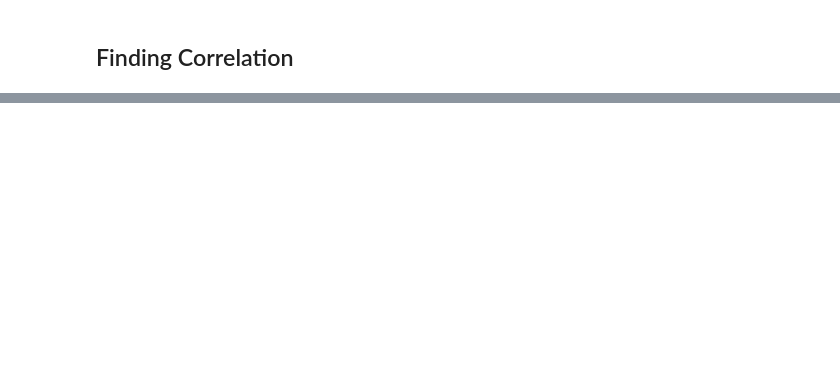
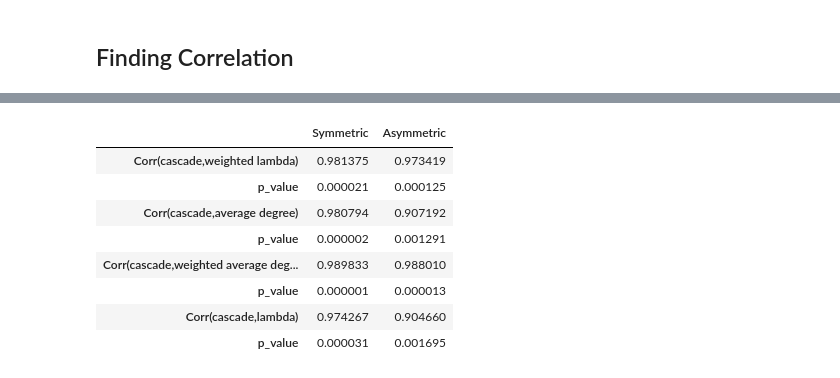
Before and after one commit to MahdiShahrabi/COVID19-Simulation, a Jupyter notebook: Simulation-NLDS/NLDS-Simulation.ipynb, the cells around one changed output, grey strips where cells are left out. Cells and saved outputs as stored; diff of their text form; code cells hidden in the pictures; blank space fills up the shorter version.

```diff
--- a/Simulation-NLDS/NLDS-Simulation.ipynb
+++ b/Simulation-NLDS/NLDS-Simulation.ipynb
@@ -162,10 +195,10 @@ def FindCorrelation(V_Repeat,repeat):
 
     ####################     Initilizing    #########################
     sym = {'cascade_weighted_lambda':list(),'P_cwl':list(),'cascade_average_degree':list(),
-           'P_cad':list(),'cascade_lambda':list(),'P_cl':list()}
+           'P_cad':list(),'cascade_average_degree_w':list(),'P_cadw':list(),'cascade_lambda':list(),'P_cl':list()}
 
     Asym = {'cascade_weighted_lambda':list(),'P_cwl':list(),'cascade_average_degree':list(),
-            'P_cad':list(),'cascade_lambda':list(),'P_cl':list()}
+            'P_cad':list(),'cascade_average_degree_w':list(),'P_cadw':list(),'cascade_lambda':list(),'P_cl':list()}
 
     Policy={'No Policy':{},'Ban Money':{'m':0},'Ban Visit':{'v':0},'Ban Kerosene':{'k':0},'Ban Temple':{'t':0},
             'Ban Money and Visit':{'m':0,'v':0},'Ban Temple and Visit':{'t':0,'v':0},'Ban Money and Kerosene':{'m':0,'k':0},
@@ -174,7 +207,7 @@ def FindCorrelation(V_Repeat,repeat):
 
 
     for cnt in range(V_Repeat):
-        if cnt%5==0:
+        if cnt%5==4:
             tell_time(str(cnt+1)+' from '+str(V_Repeat))
 
         i = random.randrange(0,len(GraphList))
@@ -185,16 +218,20 @@ def FindCorrelation(V_Repeat,repeat):
                                     P={'m':sym_p,'v':sym_p,'k':sym_p,'t':sym_p},Policy = Policy)
 
         cor,p = spearmanr(temp['Cascade'],temp['lambda_weighted'])
-        sym['cascade_weighted_lambda'].append(cor)
-        sym['P_cwl'].append(p)
+        sym['cascade_weighted_lambda'].append(np.round(cor,4))
+        sym['P_cwl'].append(np.round(p,4))
 
         cor,p = spearmanr(temp['Cascade'],temp['Average_degree'])
-        sym['cascade_average_degree'].append(cor)
-        sym['P_cad'].append(p)
+        sym['cascade_average_degree'].append(np.round(cor,4))
+        sym['P_cad'].append(np.round(p,4))
+
+        cor,p = spearmanr(temp['Cascade'],temp['Average_degree_w'])
+        sym['cascade_average_degree_w'].append(np.round(cor,4))
+        sym['P_cadw'].append(np.round(p,4))
 
         cor,p = spearmanr(temp['Cascade'],temp['lambda'])
-        sym['cascade_lambda'].append(cor)
-        sym['P_cl'].append(p)
+        sym['cascade_lambda'].append(np.round(cor,4))
+        sym['P_cl'].append(np.round(p,4))
 
 
         ####################     Asymmetric    #########################
@@ -203,16 +240,20 @@ def FindCorrelation(V_Repeat,repeat):
                                        'k':random.uniform(0.1,0.5),'t':random.uniform(0.1,0.5)},Policy = Policy)
 
         cor,p = spearmanr(temp['Cascade'],temp['lambda_weighted'])
-        Asym['cascade_weighted_lambda'].append(cor)
-        Asym['P_cwl'].append(p)
+        Asym['cascade_weighted_lambda'].append(np.round(cor,4))
+        Asym['P_cwl'].append(np.round(p,4))
 
         cor,p = spearmanr(temp['Cascade'],temp['Average_degree'])
-        Asym['cascade_average_degree'].append(cor)
-        Asym['P_cad'].append(p)
+        Asym['cascade_average_degree'].append(np.round(cor,4))
+        Asym['P_cad'].append(np.round(p,4))
+
+        cor,p = spearmanr(temp['Cascade'],temp['Average_degree_w'])
+        Asym['cascade_average_degree_w'].append(np.round(cor,4))
+        Asym['P_cadw'].append(np.round(p,4))
 
         cor,p = spearmanr(temp['Cascade'],temp['lambda'])
-        Asym['cascade_lambda'].append(cor)
-        Asym['P_cl'].append(p)
+        Asym['cascade_lambda'].append(np.round(cor,4))
+        Asym['P_cl'].append(np.round(p,4))
 
 
 
@@ -223,11 +264,12 @@ def FindCorrelation(V_Repeat,repeat):
     out = pd.merge(SYM,ASYM,left_index=True,right_index=True,how='outer')
     out.rename(index={'cascade_weighted_lambda':'Corr(cascade,weighted lambda)','P_cwl':'p_value',
                       'cascade_average_degree':'Corr(cascade,average degree)','P_cad':'p_value',
+                      'cascade_average_degree_w':'Corr(cascade,weighted average degree)','P_cadw':'p_value',
                       'cascade_lambda':'Corr(cascade,lambda)','P_cl':'p_value'},inplace=True)
 
     return(out)
 # %%
 %%time
-Ans = FindCorrelation(500,200)
+Ans = FindCorrelation(100,100)
 Ans
 # %% [output]
@@ -250,0 +293,9 @@ Current time is:  02:08:51
+|  | Symmetric | Asymmetric |
+| Corr(cascade,weighted lambda) | 0.981375 | 0.973419 |
+| p_value | 0.000021 | 0.000125 |
+| Corr(cascade,average degree) | 0.980794 | 0.907192 |
+| p_value | 0.000002 | 0.001291 |
+| Corr(cascade,weighted average deg... | 0.989833 | 0.988010 |
+| p_value | 0.000001 | 0.000013 |
+| Corr(cascade,lambda) | 0.974267 | 0.904660 |
+| p_value | 0.000031 | 0.001695 |
```
Also changed, not shown: parts of 5 cells of this notebook.
